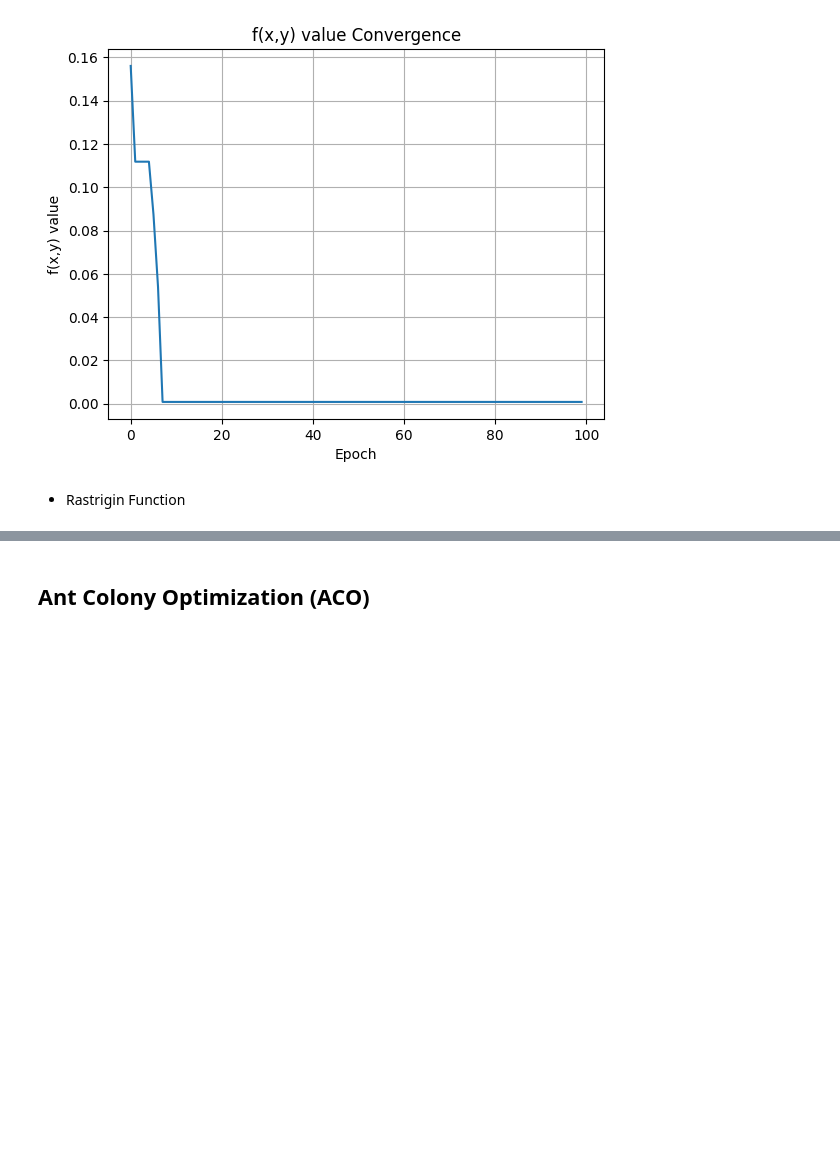
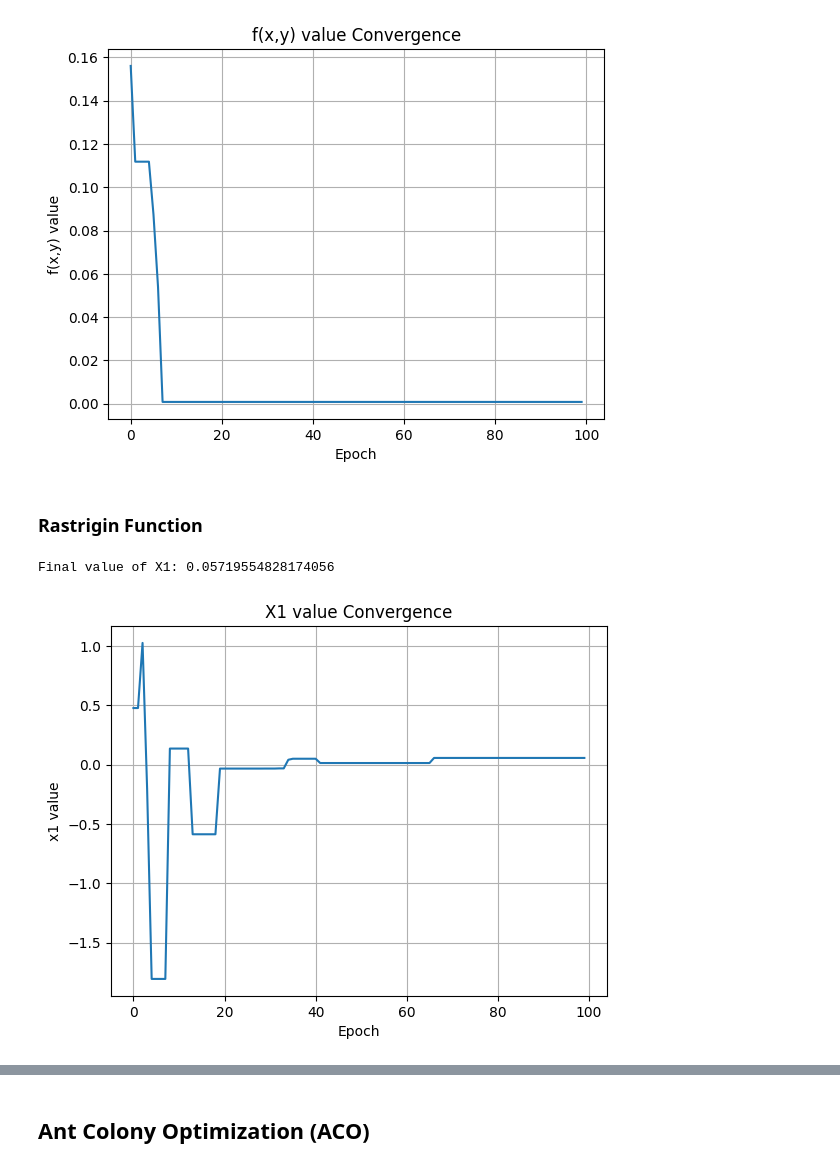
Before and after one commit to Gabeinstein/artificial_intelligence_fall23_gona, a Jupyter notebook: hw2/hw2.ipynb, the cells around one changed output, grey strips where cells are left out. Drawn from its saved outputs; the diff is of its cells as text; code cells hidden in the pictures; blank space fills up the shorter version.

```diff
--- a/hw2/hw2.ipynb
+++ b/hw2/hw2.ipynb
@@ -222,7 +222,7 @@ def travelling_salesman_fitness(population,bits,weights):
         element = decoder(i,bits)
         for j in range(0,len(element)-1):
             suma = suma + weights[element[j]][element[j+1]]
-        suma = suma + weights[element[len(element)-1]][0]
+        #suma = suma + weights[element[len(element)-1]][0]
         sorted_population.enqueue([i,suma])
         suma = 0
         if sorted_population.l == len(population):
@@ -686,6 +686,17 @@ def beale_function(xi):
     z = (Decimal(1.5) - x + x*y)**2 + (Decimal(2.25) - x + x*y*y)**2 + (Decimal(2.625) - x + x*y*y*y)**2
     z = float(z)
     return z
+def rastregin_function(xi):
+    A = 10
+    n = 10
+    xi_decimal = []
+    z = 0
+    res = A*n
+    for i in range(n):
+        xi_decimal.append(Decimal(xi[i]))
+        res += (xi_decimal[i]**2 - Decimal(A)*Decimal(math.cos(Decimal(2)*Decimal(math.pi)*xi_decimal[i])))
+    z = float(res)
+    return z
 # %% [markdown]
 ### Particle Swarm Optimization
 # %%
@@ -738,4 +749,16 @@ print("Final value of f(x,y): " + str(resultados[2][99]))
 Final value of f(x,y): 0.0008176479541254811
 [figure]
 # %% [markdown]
-* Rastrigin Function
+### Rastrigin Function
+# %%
+N = 100
+epochs = 100
+n = 10
+
+resultados = PSO(epochs,N,n,[-4.5,4.5],init_velocity_zero,rastregin_function)
+# %%
+plots(resultados[0],'Epoch','x1 value','X1 value Convergence')
+print("Final value of X1: " + str(resultados[0][99]))
+# %% [output]
+Final value of X1: 0.05719554828174056
+[figure, added]
```
Also changed, not shown: parts of 22 cells of this notebook, 1 other file.
